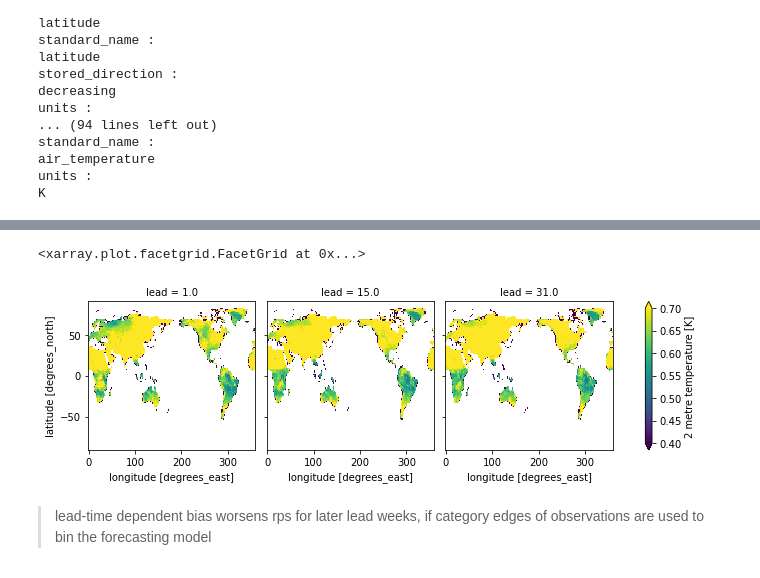
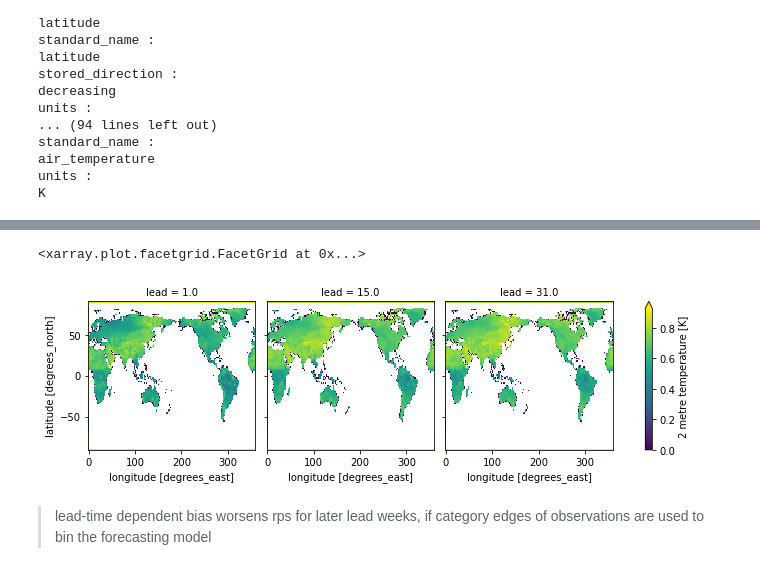
Before and after one commit to NCAR-ASP-2021/s2s_verification_climpred, a Jupyter notebook: climpred_tutorial.ipynb, the cells around one changed output, grey strips where cells are left out. Drawn from its saved outputs; the diff is of its cells as text; code cells hidden in the pictures.

```diff
--- a/climpred_tutorial.ipynb
+++ b/climpred_tutorial.ipynb
@@ -496,8 +528,8 @@ rps_vmin, rps_vmax = .4, .7
 # %%
-rps[v].plot(col='lead', robust=True,  vmin=rps_vmin, vmax=rps_vmax)
+rps_1e[v].plot(col='lead', robust=True)
 # %% [output]
 <xarray.plot.facetgrid.FacetGrid at 0x...>
-[figure, old version]
+[figure, new version]
 # %% [markdown]
 > lead-time dependent bias worsens rps for later lead weeks, if category edges of observations are used to bin the forecasting model
 # %% [markdown]
```
Also changed, not shown: parts of 40 cells of this notebook, 3 other files.
